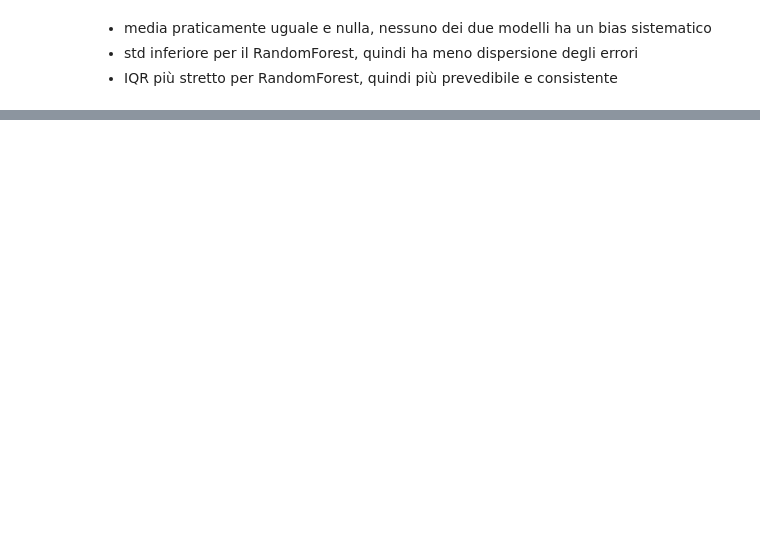
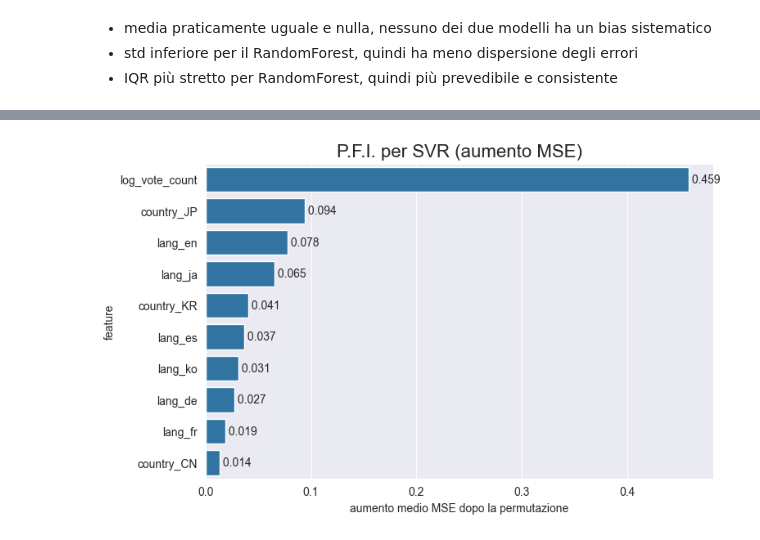
Before and after one commit to domenicodegioia/challenge_w, a Jupyter notebook: models.ipynb, the cells around one changed output, grey strips where cells are left out. Saved outputs shown, nothing was run; the diff lists cells and outputs as text; code cells hidden in the pictures; blank space fills up the shorter version.

```diff
--- a/models.ipynb
+++ b/models.ipynb
@@ -360,0 +435,21 @@ IQR per RandomForest:   1.0175114090928168
+# %%
+from sklearn.inspection import permutation_importance
+
+result = permutation_importance(
+    best_svr_model,
+    X_val,
+    y_val,
+    n_repeats=10,  # ripetizioni per avere un risultato stabile e sicuro
+    random_state=RANDOM_STATE,
+    n_jobs=-1,
+    scoring="neg_mean_squared_error"  # scorer
+)
+# %%
+# 'result.importances_mean' indica l'aumento medio di MSE, quindi un valore positivo
+importance_increase_in_mse = result.importances_mean
+perm_importance_df_mse = pd.DataFrame({
+    'feature': X_val.columns,
+    'importance_increase': importance_increase_in_mse
+})
+perm_importance_df_mse = perm_importance_df_mse.sort_values('importance_increase', ascending=False)
+perm_importance_df_mse
@@ -360,0 +470,16 @@ IQR per RandomForest:   1.0175114090928168
+# %%
+plt.figure(figsize=(8, 5))
+sns.barplot(x='importance_increase',
+            y='feature',
+            data=perm_importance_df_mse.head(10))
+
+plt.title('P.F.I. per SVR (aumento MSE)', fontsize=16)
+plt.xlabel('aumento medio MSE dopo la permutazione')
+plt.ylabel('feature')
+
+for index, value in enumerate(perm_importance_df_mse.head(10)['importance_increase']):
+    plt.text(value, index, f' {value:.3f}', va='center')
+
+plt.show()
+# %% [output]
+[figure, added]
```
Also changed, not shown: parts of 10 cells of this notebook.
